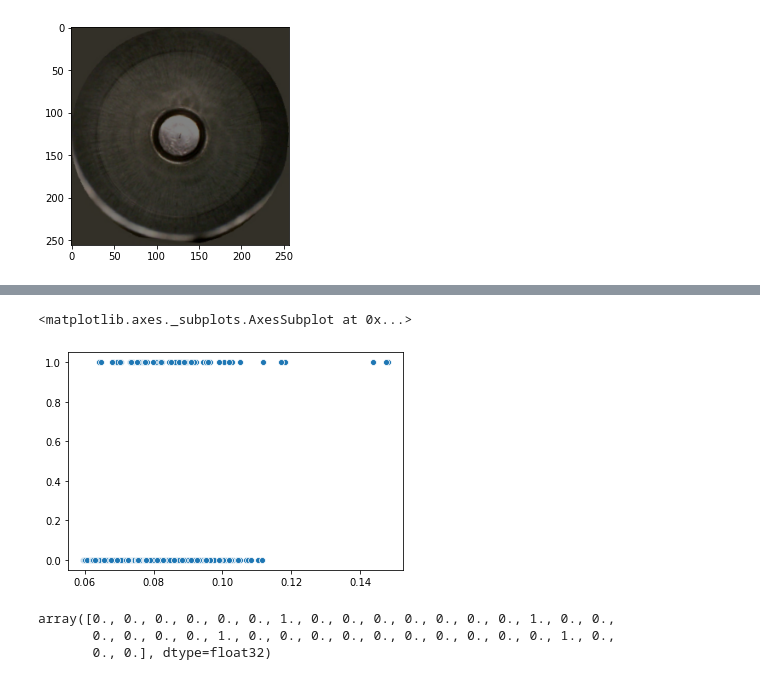
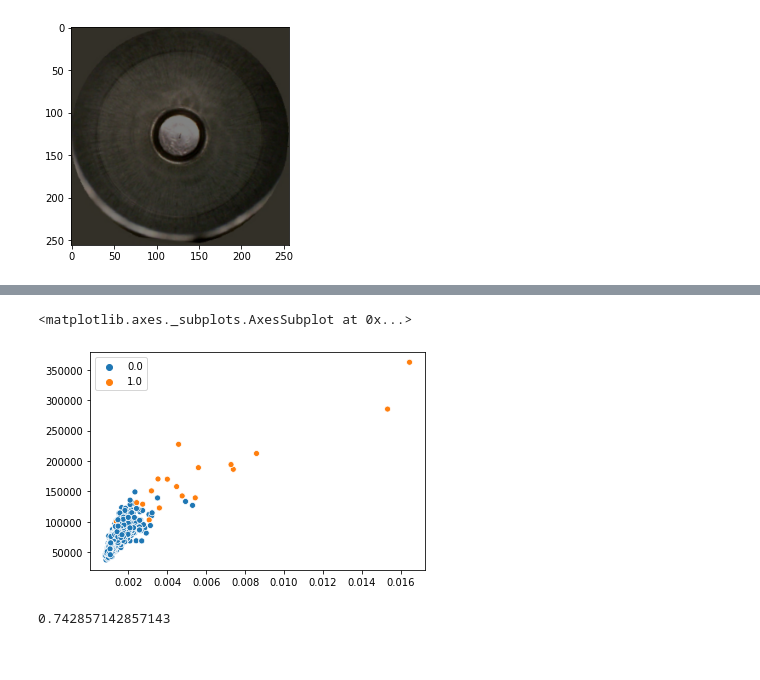
Before and after one commit to dfonnegra/collapsible-tube, a Jupyter notebook: src/ImageTestingNotebook.ipynb, the cells around one changed output, grey strips where cells are left out. Saved outputs shown, nothing was run; the diff lists cells and outputs as text; code cells hidden in the pictures.

```diff
--- a/src/ImageTestingNotebook.ipynb
+++ b/src/ImageTestingNotebook.ipynb
@@ -271,12 +282,11 @@ plt.plot(history['val_loss'])
 # %%
-gen = ImageDataGenerator(
-    rescale=1./255,
+img_generator = ImageDataGenerator(rescale=1/255.0)
+
+dataset = img_generator.flow_from_directory(
+    '../img/dev',
+    batch_size=12,
+    class_mode='binary',
+    classes=['clean', 'dirty'],
+    target_size=(512, 512)
 )
-dataset = gen.flow_from_directory(
-    f"../img/dev/",
-    target_size=(480, 480),
-    batch_size=16,
-    class_mode='binary',
-    classes=['clean', 'dirty']
-)
 # %% [output]
@@ -284,16 +294,23 @@ Found 574 images belonging to 2 classes.
 # %%
+mean_values = []
 mse_values = []
+count_values = []
 labels = []
+IMPORTANCE_TRIGGER = 40 / 255.0
 
-for i in range(len(dataset)):
+for i in range(100):
     batch = next(dataset)
     y_real = batch[0]
     y_pred = model.predict(batch[0])
-    mse = np.std(y_real - y_pred, axis=(1, 2, 3))
-    mse_values.extend(mse)
+    diff = y_real - y_pred
+    abs_diff = np.abs(diff)
+    mse_values.extend(np.var(abs_diff, axis=(1, 2, 3)))
+    mean_values.extend(np.mean(abs_diff, axis=(1, 2, 3)))
+    count_values.extend((abs_diff > IMPORTANCE_TRIGGER).sum(axis=(1, 2, 3)))
     labels.extend(batch[1])
-    if i % 100 == 0:
-        gc.collect()
+    if i % 10 == 0:
+        print(i)
+    gc.collect()
 
 mse_values = np.array(mse_values)
 labels = np.array(labels)
@@ -300,11 +328,5 @@ labels = np.array(labels)
 # %%
-sns.scatterplot(mse_values, labels)
+sns.scatterplot(mse_values, count_values, hue=labels)
 # %% [output]
 <matplotlib.axes._subplots.AxesSubplot at 0x...>
-[figure, old version]
+[figure, new version]
-# %%
-labels
-# %% [output]
-array([0., 0., 0., 0., 0., 0., 1., 0., 0., 0., 0., 0., 0., 0., 1., 0., 0.,
-       0., 0., 0., 0., 1., 0., 0., 0., 0., 0., 0., 0., 0., 0., 0., 1., 0.,
-       0., 0.], dtype=float32)
@@ -310,0 +343,4 @@ array([0., 0., 0., 0., 0., 0., 1., 0., 0., 0., 0., 0., 0., 0., 1., 0., 0.,
+# %%
+best_score
+# %% [output]
+0.742857142857143
```
Also changed, not shown: parts of 19 cells of this notebook, 1 other file.
